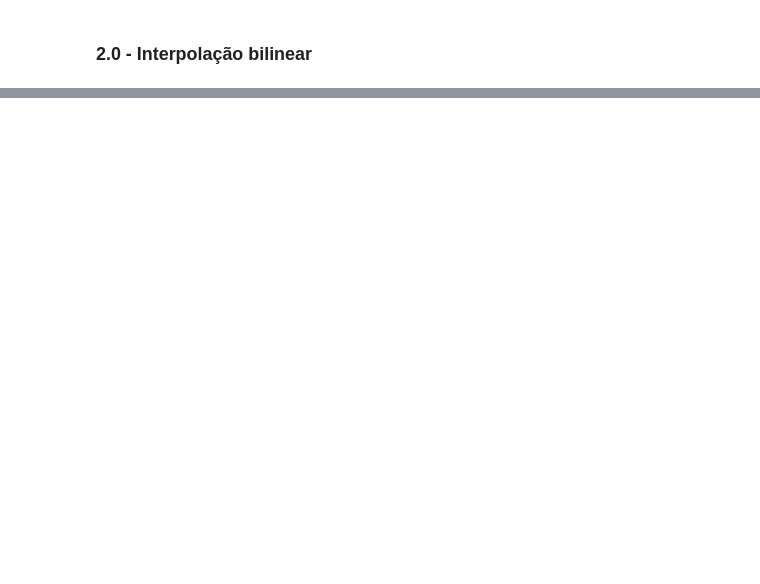
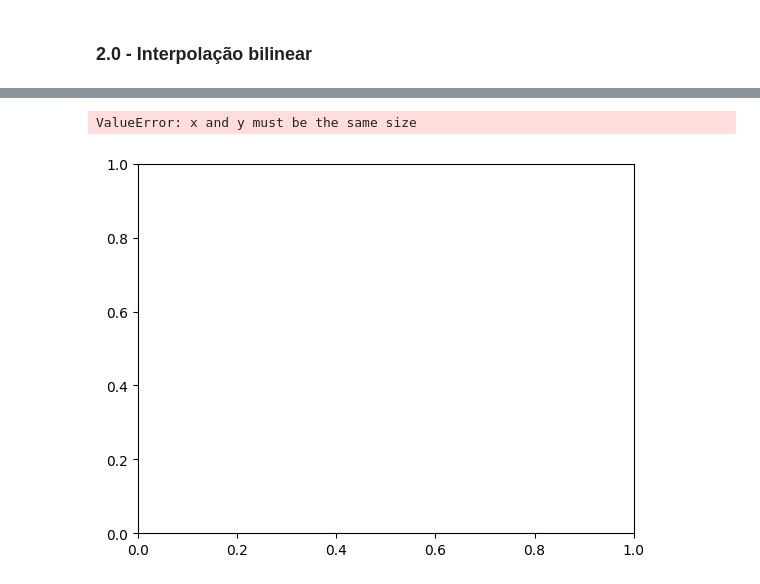
Before and after one commit to flow-ufal/gpm_precipitation_tools, a Jupyter notebook: modulos_tratamento_dados/exemplos/exemplo-modulo3.ipynb, the cells around one changed output, grey strips where cells are left out. Drawn from its saved outputs; the diff is of its cells as text; code cells hidden in the pictures; blank space fills up the shorter version.

```diff
--- a/modulos_tratamento_dados/exemplos/exemplo-modulo3.ipynb
+++ b/modulos_tratamento_dados/exemplos/exemplo-modulo3.ipynb
@@ -64,0 +715,12 @@ Precipitção (Traipu)  6.0  mm
+# %%
+data_station, data_interpolation = interpolation[0], interpolation[1]
+
+plt.scatter(np.array(data_station), np.array(data_interpolation))
+plt.title('Comparando valor medido com interpolado')
+plt.xlabel('Precipitação Estação (mm)')
+plt.ylabel('Precipitação  Interpolada (mm)')
+
+plt.show()
+# %% [output]
+ValueError: x and y must be the same size
+[figure, added]
```
Also changed, not shown: parts of 55 cells of this notebook, 11 other files.
